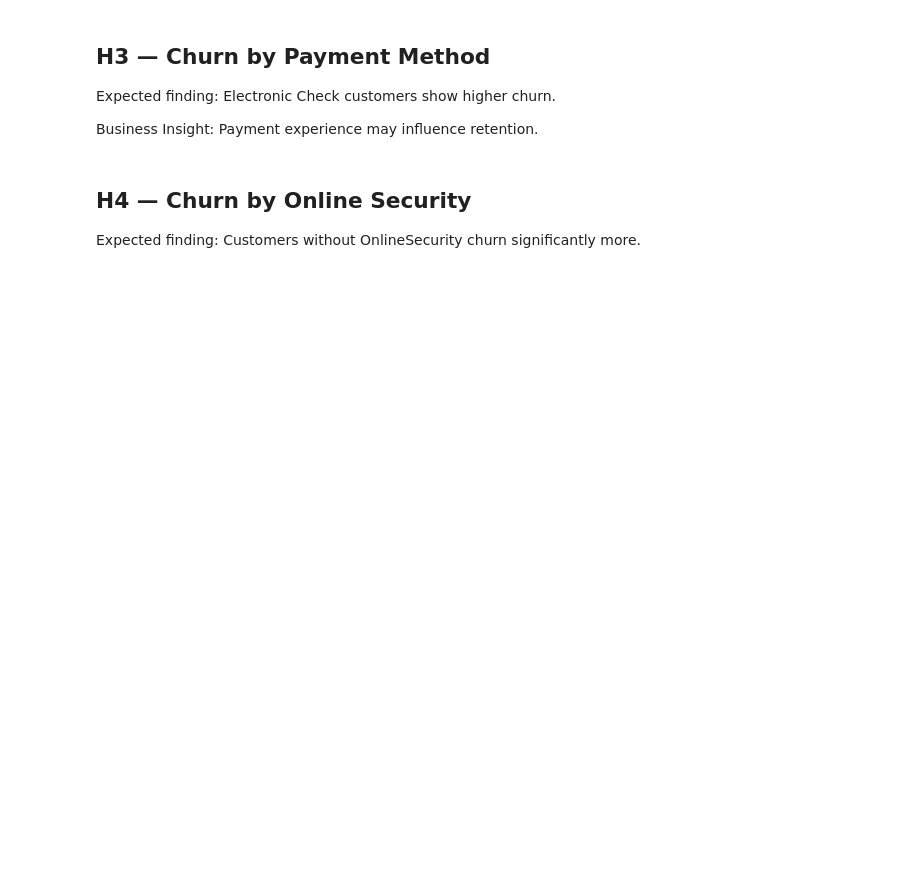
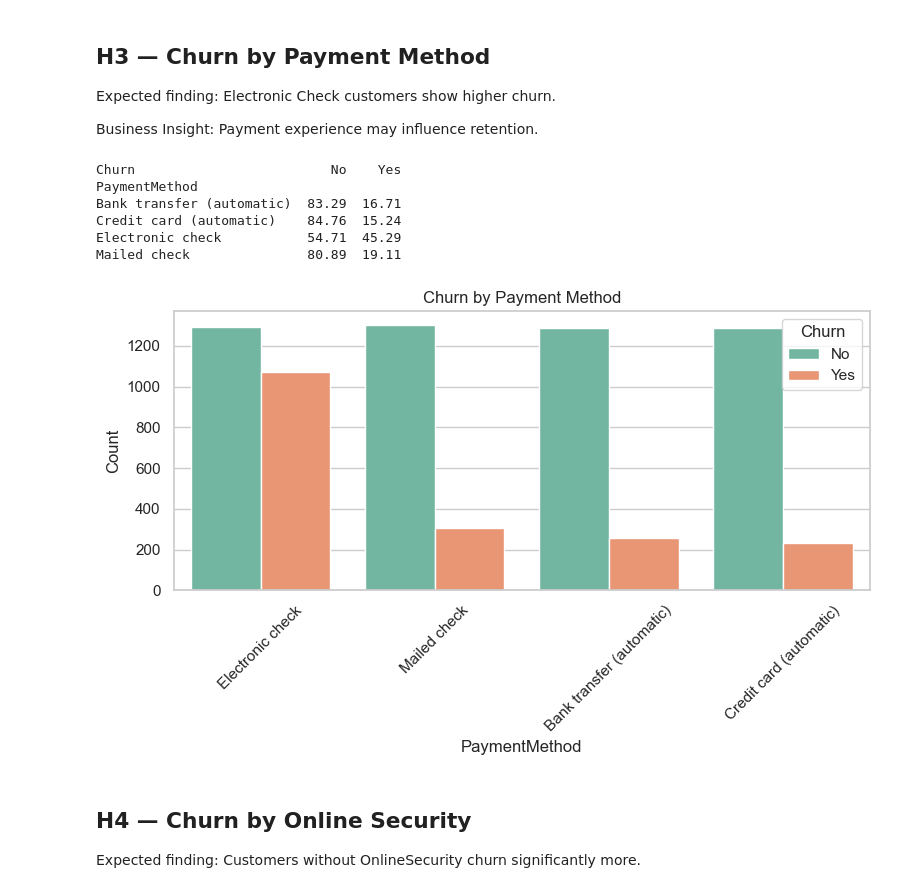
Before and after one commit to Swastik400/Telco-customer-churn, a Jupyter notebook: notebooks/01_EDA.ipynb, the cells around one changed output. Saved outputs shown, nothing was run; the diff lists cells and outputs as text; code cells hidden in the pictures; blank space fills up the shorter version.

```diff
--- a/notebooks/01_EDA.ipynb
+++ b/notebooks/01_EDA.ipynb
@@ -124,13 +210,28 @@ Expected finding: Electronic Check customers show higher churn.
 
 Business Insight: Payment experience may influence retention.
 # %%
+payment_churn_rate = pd.crosstab(
+    df['PaymentMethod'],
+    df['Churn'],
+    normalize='index'
+) * 100
+print(payment_churn_rate.round(2))
+
 sns.countplot(x='PaymentMethod', hue='Churn', data=df)
 plt.title('Churn by Payment Method')
 plt.ylabel('Count')
 plt.xticks(rotation=45)
 plt.tight_layout()
 plt.savefig('../reports/churn_by_payment.png', dpi=150)
 plt.show()
+# %% [output]
+Churn                         No    Yes
+PaymentMethod
+Bank transfer (automatic)  83.29  16.71
+Credit card (automatic)    84.76  15.24
+Electronic check           54.71  45.29
+Mailed check               80.89  19.11
+[figure, added]
 # %% [markdown]
 ## H4 — Churn by Online Security
 
```
Also changed, not shown: parts of 16 cells of this notebook.
